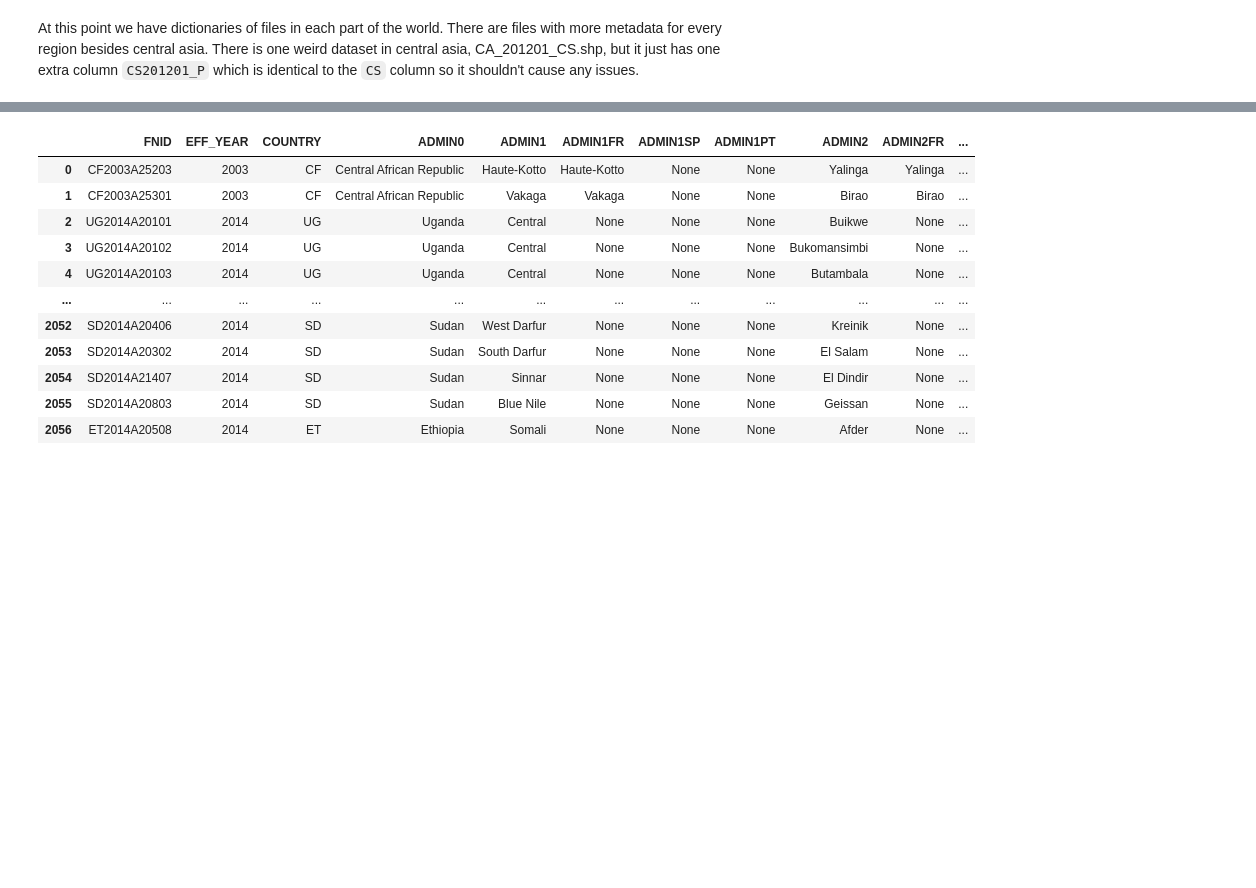
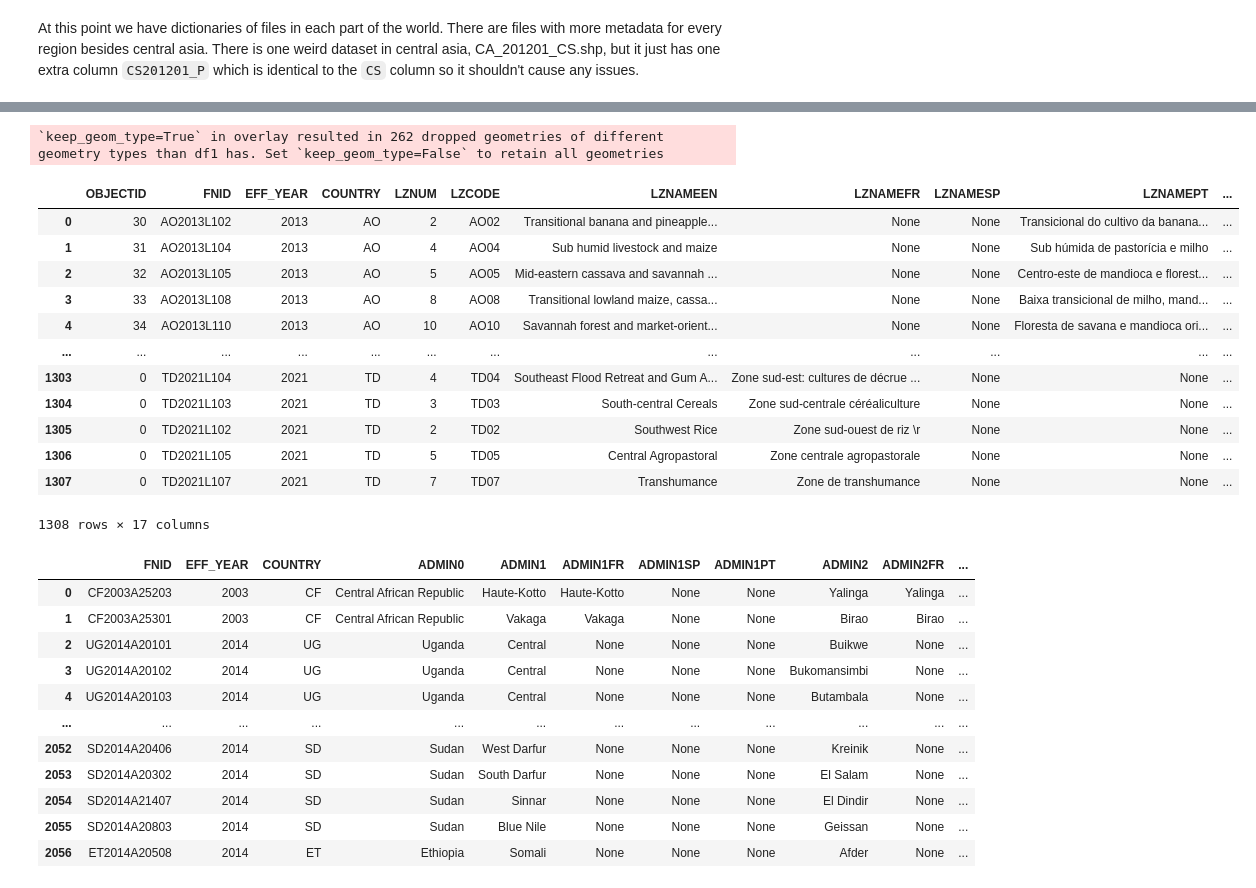
Before and after one commit to earthrise-media/food-security, a Jupyter notebook: fewsnet-experiments/data-joins.ipynb, the cells around one changed output, grey strips where cells are left out. Cells and saved outputs as stored; diff of their text form; code cells hidden in the pictures; blank space fills up the shorter version.

```diff
--- a/fewsnet-experiments/data-joins.ipynb
+++ b/fewsnet-experiments/data-joins.ipynb
@@ -186,0 +195,31 @@ There is one weird dataset in central asia, CA_201201_CS.shp, but it just has on
+# %%
+lhz_full = lhz
+# ea_files = os.listdir("./data/ALL_HFIC/East Africa")
+ea_files = ["EA_201802_CS.shp"]
+for file in ea_files:
+    if file.endswith(".shp"):
+        if file not in large_files:
+            tempgdf = gpd.read_file("./data/ALL_HFIC/East Africa/" + file)
+            tempgdf = tempgdf.to_crs(epsg=4326)
+            tempjoined = lhz.overlay(tempgdf, how='intersection')
+            # add CS column of tempjoined to lhz_full based on "OBJECTID" column
+            lhz_full = lhz_full.merge(tempjoined[["FNID", "CS"]], on="FNID", how="left")
+            # ea_dict[file] = tempgdf.columns
+            # if "ADMIN1" in tempgdf.columns:
+            #     large_files.append(file)
+lhz_full
+# %% [output]
+`keep_geom_type=True` in overlay resulted in 262 dropped geometries of different geometry types than df1 has. Set `keep_geom_type=False` to retain all geometries
+|  | OBJECTID | FNID | EFF_YEAR | COUNTRY | LZNUM | LZCODE | LZNAMEEN | LZNAMEFR | LZNAMESP | LZNAMEPT | ... |
+| 0 | 30 | AO2013L102 | 2013 | AO | 2 | AO02 | Transitional banana and pineapple... | None | None | Transicional do cultivo da banana... | ... |
+| 1 | 31 | AO2013L104 | 2013 | AO | 4 | AO04 | Sub humid livestock and maize | None | None | Sub húmida de pastorícia e milho | ... |
+| 2 | 32 | AO2013L105 | 2013 | AO | 5 | AO05 | Mid-eastern cassava and savannah ... | None | None | Centro-este de mandioca e florest... | ... |
+| 3 | 33 | AO2013L108 | 2013 | AO | 8 | AO08 | Transitional lowland maize, cassa... | None | None | Baixa transicional de milho, mand... | ... |
+| 4 | 34 | AO2013L110 | 2013 | AO | 10 | AO10 | Savannah forest and market-orient... | None | None | Floresta de savana e mandioca ori... | ... |
+| ... | ... | ... | ... | ... | ... | ... | ... | ... | ... | ... | ... |
+| 1303 | 0 | TD2021L104 | 2021 | TD | 4 | TD04 | Southeast Flood Retreat and Gum A... | Zone sud-est: cultures de décrue ... | None | None | ... |
+| 1304 | 0 | TD2021L103 | 2021 | TD | 3 | TD03 | South-central Cereals | Zone sud-centrale céréaliculture | None | None | ... |
+| 1305 | 0 | TD2021L102 | 2021 | TD | 2 | TD02 | Southwest Rice | Zone sud-ouest de riz \r | None | None | ... |
+| 1306 | 0 | TD2021L105 | 2021 | TD | 5 | TD05 | Central Agropastoral | Zone centrale agropastorale | None | None | ... |
+| 1307 | 0 | TD2021L107 | 2021 | TD | 7 | TD07 | Transhumance | Zone de transhumance | None | None | ... |
+1308 rows × 17 columns
```
Also changed, not shown: parts of 6 cells of this notebook, 9 other files.
